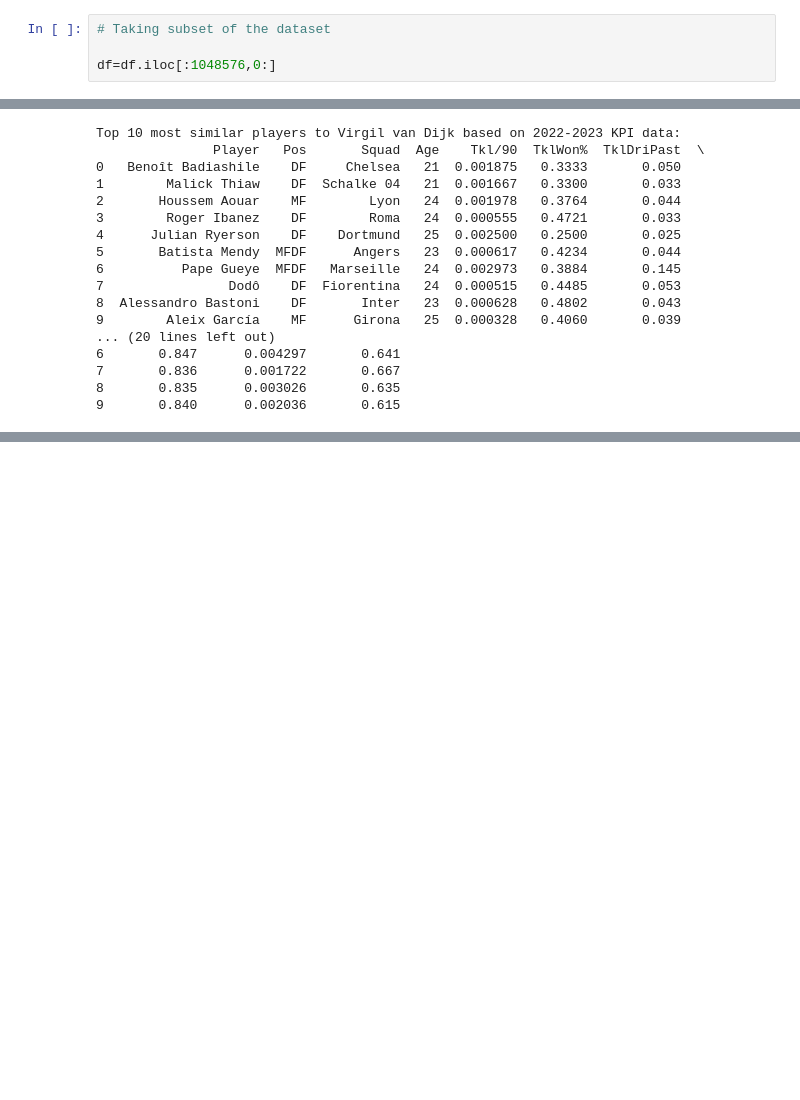
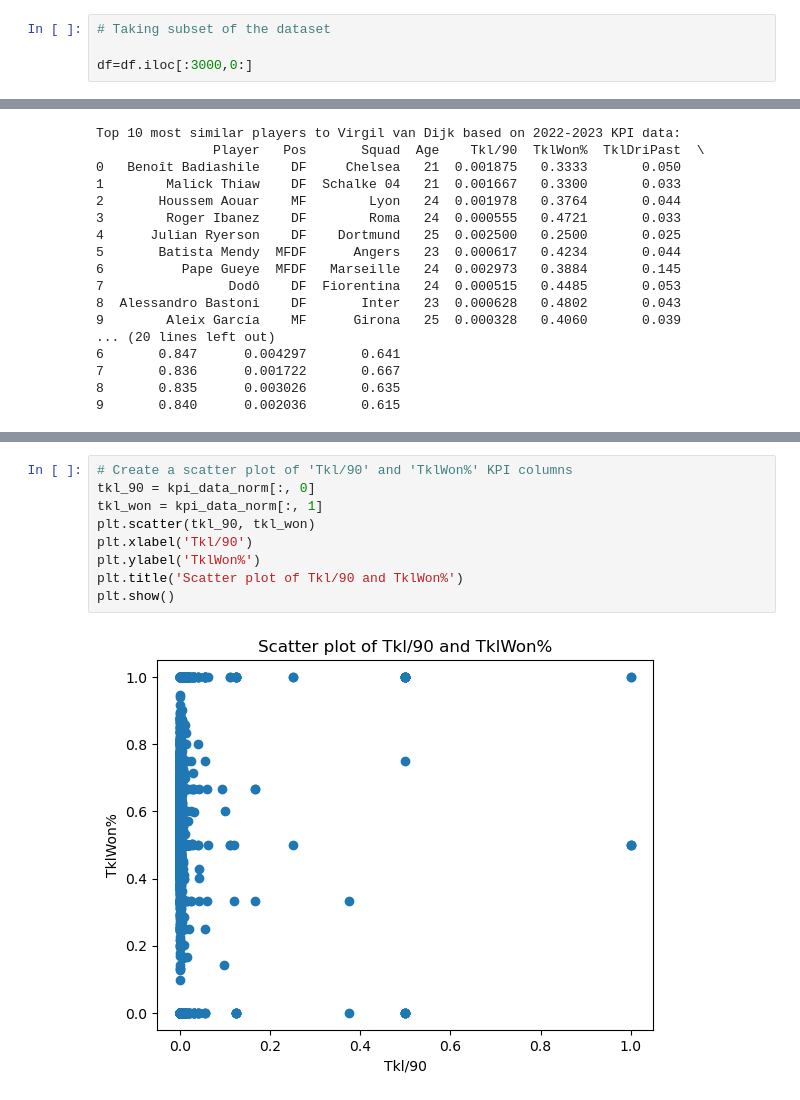
Before and after one commit to UrekMinhzino/Football-Player-Recommender-System, a Jupyter notebook: VanDick_replacement.ipynb, the cells around one changed output, grey strips where cells are left out. Drawn from its saved outputs; the diff is of its cells as text; blank space fills up the shorter version.

```diff
--- a/VanDick_replacement.ipynb
+++ b/VanDick_replacement.ipynb
@@ -29,7 +56,7 @@ df.shape
 # %%
 # Taking subset of the dataset
 
-df=df.iloc[:1048576,0:]
+df=df.iloc[:3000,0:]
 # %%
 # Check the datatype
 
@@ -286,0 +333,11 @@ Top 10 most similar players to Virgil van Dijk based on 2022-2023 KPI data:
+# %%
+# Create a scatter plot of 'Tkl/90' and 'TklWon%' KPI columns
+tkl_90 = kpi_data_norm[:, 0]
+tkl_won = kpi_data_norm[:, 1]
+plt.scatter(tkl_90, tkl_won)
+plt.xlabel('Tkl/90')
+plt.ylabel('TklWon%')
+plt.title('Scatter plot of Tkl/90 and TklWon%')
+plt.show()
+# %% [output]
+[figure, added]
```
Also changed, not shown: parts of 7 cells of this notebook.
